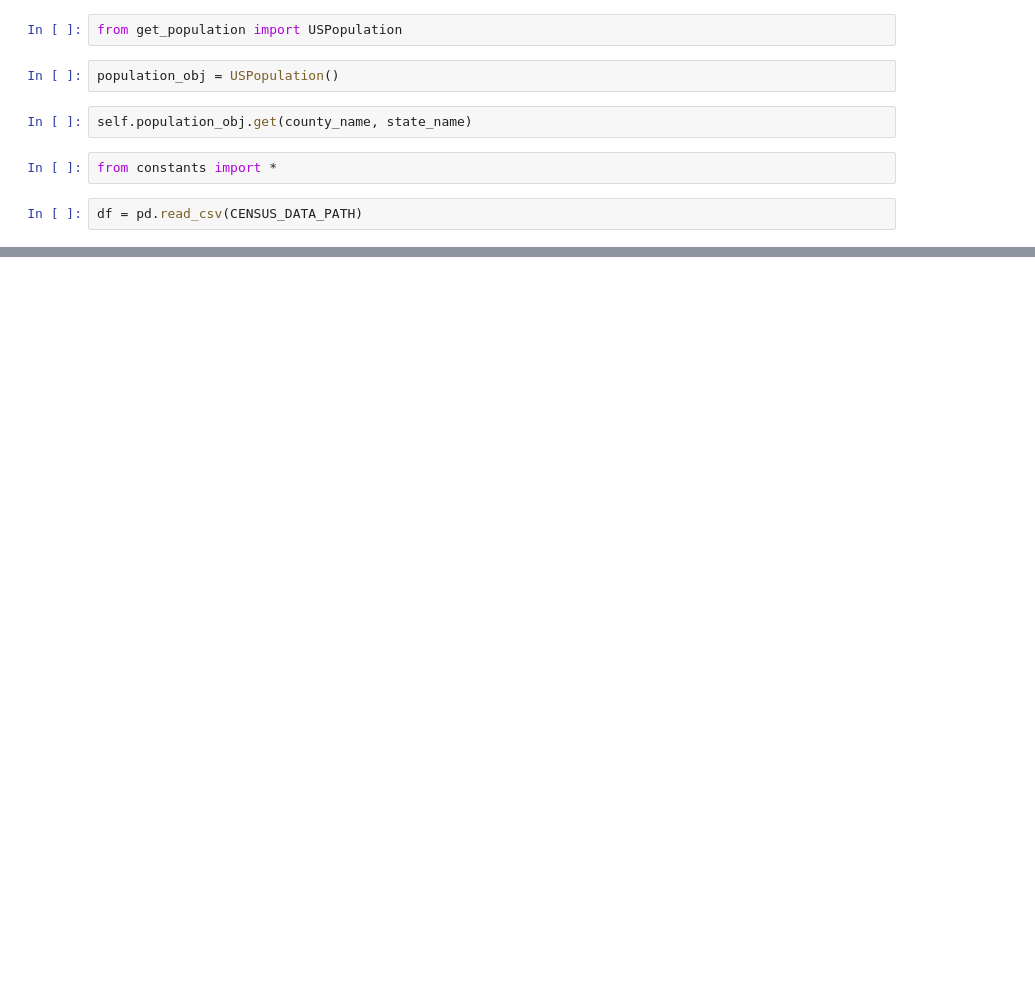
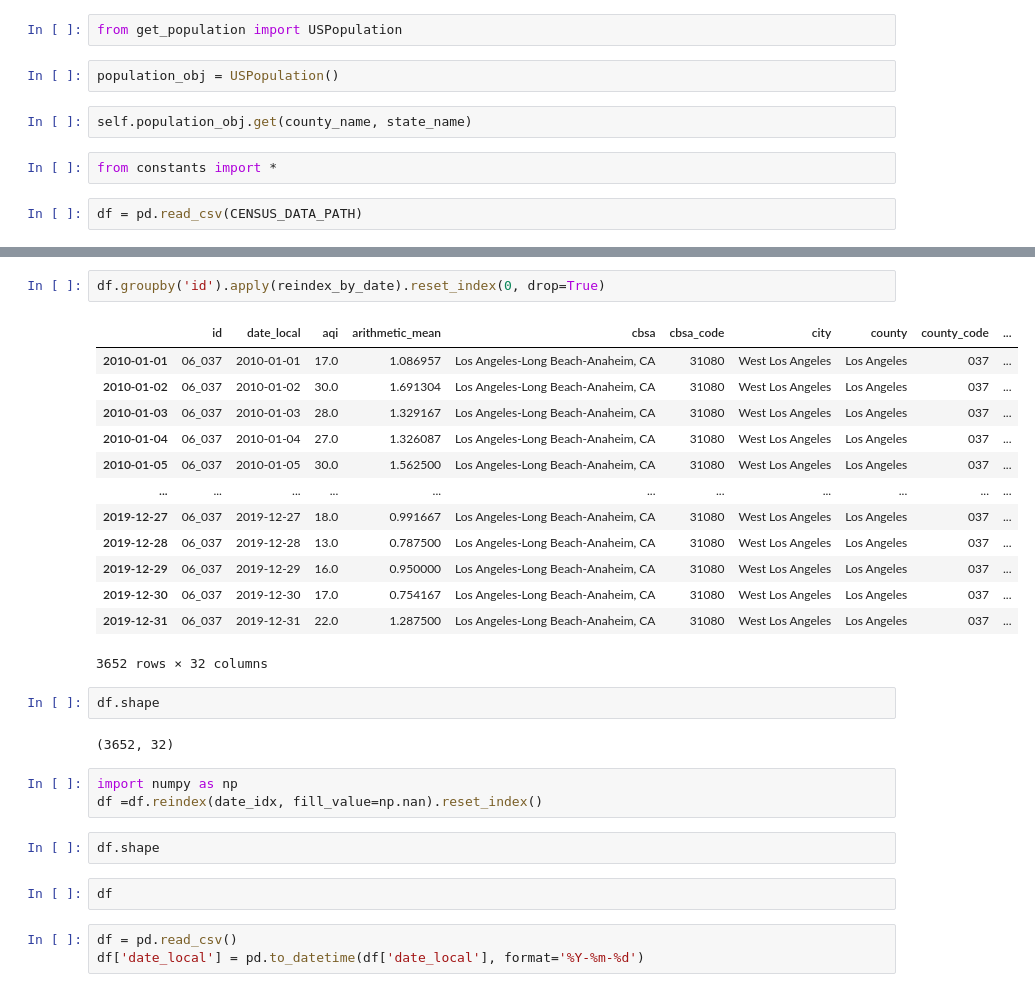
Before and after one commit to newtein/tailpipe_standards, a Jupyter notebook: Untitled.ipynb, the cells around one changed output, grey strips where cells are left out. Saved outputs shown, nothing was run; the diff lists cells and outputs as text; blank space fills up the shorter version.

```diff
--- a/Untitled.ipynb
+++ b/Untitled.ipynb
@@ -62,0 +125,30 @@ len("Pennsylvania")
+# %%
+df.groupby('id').apply(reindex_by_date).reset_index(0, drop=True)
+# %% [output]
+|  | id | date_local | aqi | arithmetic_mean | cbsa | cbsa_code | city | county | county_code | ... |
+| 2010-01-01 | 06_037 | 2010-01-01 | 17.0 | 1.086957 | Los Angeles-Long Beach-Anaheim, CA | 31080 | West Los Angeles | Los Angeles | 037 | ... |
+| 2010-01-02 | 06_037 | 2010-01-02 | 30.0 | 1.691304 | Los Angeles-Long Beach-Anaheim, CA | 31080 | West Los Angeles | Los Angeles | 037 | ... |
+| 2010-01-03 | 06_037 | 2010-01-03 | 28.0 | 1.329167 | Los Angeles-Long Beach-Anaheim, CA | 31080 | West Los Angeles | Los Angeles | 037 | ... |
+| 2010-01-04 | 06_037 | 2010-01-04 | 27.0 | 1.326087 | Los Angeles-Long Beach-Anaheim, CA | 31080 | West Los Angeles | Los Angeles | 037 | ... |
+| 2010-01-05 | 06_037 | 2010-01-05 | 30.0 | 1.562500 | Los Angeles-Long Beach-Anaheim, CA | 31080 | West Los Angeles | Los Angeles | 037 | ... |
+| ... | ... | ... | ... | ... | ... | ... | ... | ... | ... | ... |
+| 2019-12-27 | 06_037 | 2019-12-27 | 18.0 | 0.991667 | Los Angeles-Long Beach-Anaheim, CA | 31080 | West Los Angeles | Los Angeles | 037 | ... |
+| 2019-12-28 | 06_037 | 2019-12-28 | 13.0 | 0.787500 | Los Angeles-Long Beach-Anaheim, CA | 31080 | West Los Angeles | Los Angeles | 037 | ... |
+| 2019-12-29 | 06_037 | 2019-12-29 | 16.0 | 0.950000 | Los Angeles-Long Beach-Anaheim, CA | 31080 | West Los Angeles | Los Angeles | 037 | ... |
+| 2019-12-30 | 06_037 | 2019-12-30 | 17.0 | 0.754167 | Los Angeles-Long Beach-Anaheim, CA | 31080 | West Los Angeles | Los Angeles | 037 | ... |
+| 2019-12-31 | 06_037 | 2019-12-31 | 22.0 | 1.287500 | Los Angeles-Long Beach-Anaheim, CA | 31080 | West Los Angeles | Los Angeles | 037 | ... |
+3652 rows × 32 columns
+# %%
+df.shape
+# %% [output]
+(3652, 32)
+# %%
+import numpy as np
+df =df.reindex(date_idx, fill_value=np.nan).reset_index()
+# %%
+df.shape
+# %%
+df
+# %%
+df = pd.read_csv()
+df['date_local'] = pd.to_datetime(df['date_local'], format='%Y-%m-%d')
```
Also changed, not shown: parts of 35 cells of this notebook, 25 other files.
